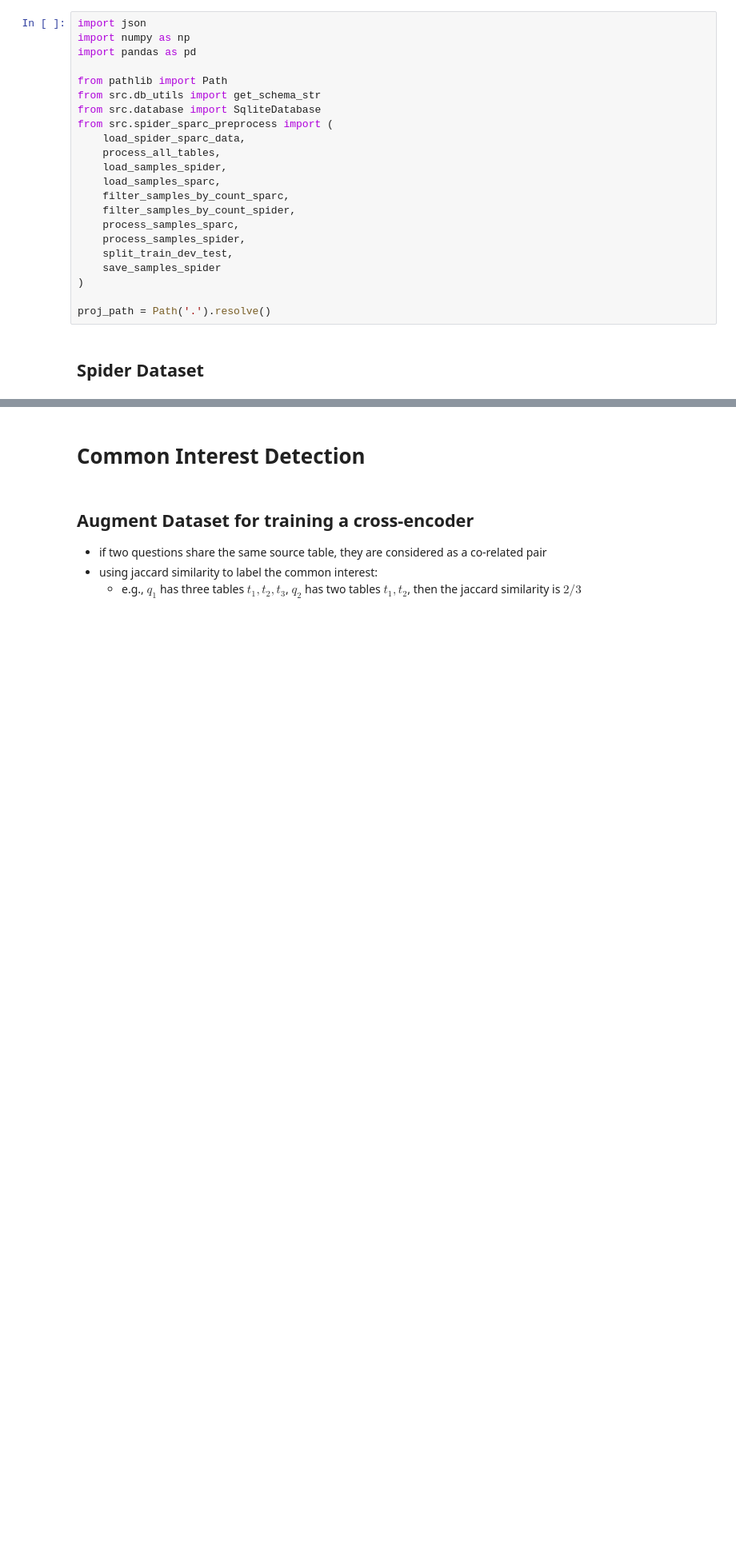
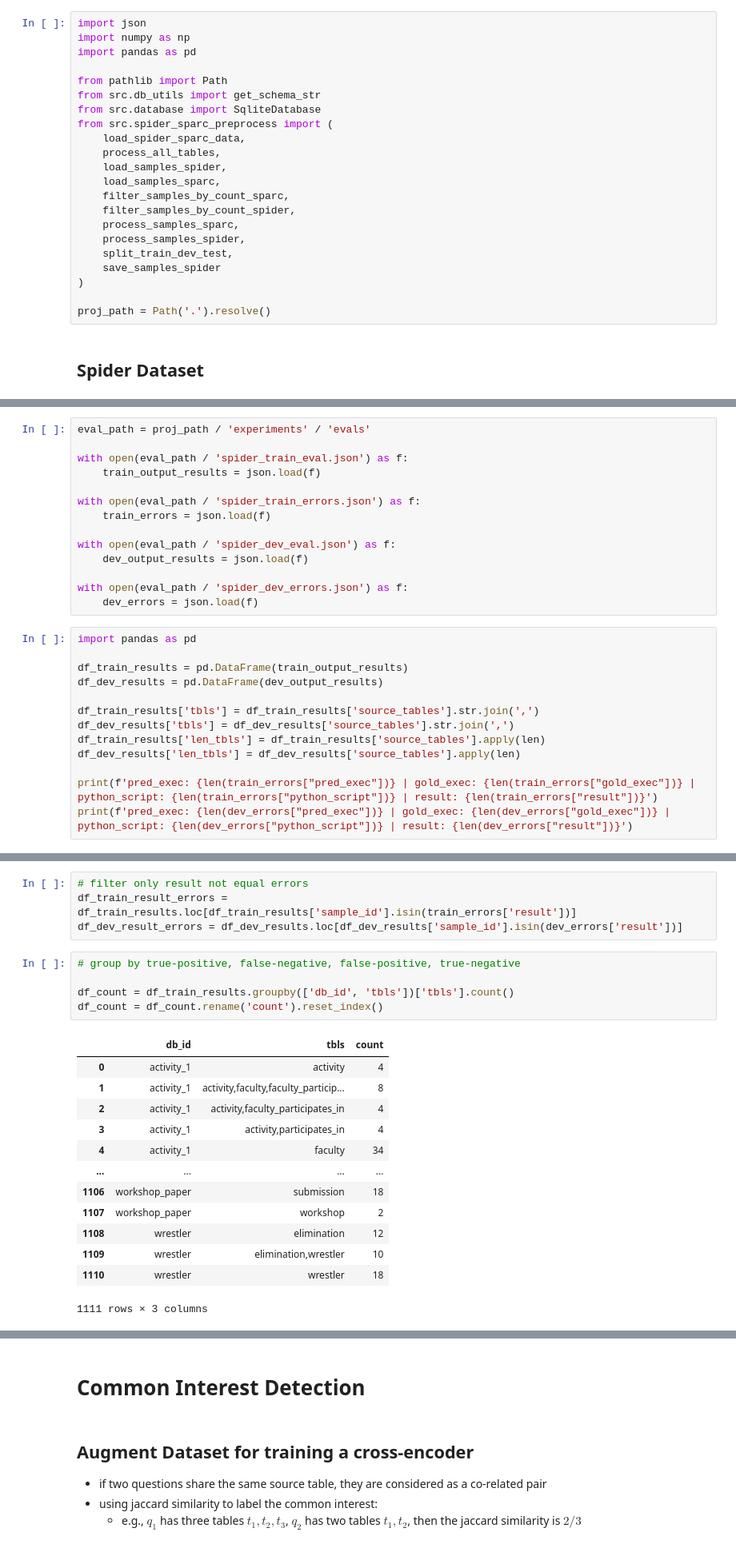
Before and after one commit to simonjisu/BusinessObjects, a Jupyter notebook: test.ipynb, the cells around one changed output, grey strips where cells are left out. Shown at 80% size. Cells and saved outputs as stored; diff of their text form; blank space fills up the shorter version.

```diff
--- a/test.ipynb
+++ b/test.ipynb
@@ -73,0 +296,27 @@ Counter({1: 32, 2: 30, 3: 16, 4: 2})
+# %%
+eval_path = proj_path / 'experiments' / 'evals'
+
+with open(eval_path / 'spider_train_eval.json') as f:
+    train_output_results = json.load(f)
+
+with open(eval_path / 'spider_train_errors.json') as f:
+    train_errors = json.load(f)
+
+with open(eval_path / 'spider_dev_eval.json') as f:
+    dev_output_results = json.load(f)
+
+with open(eval_path / 'spider_dev_errors.json') as f:
+    dev_errors = json.load(f)
+# %%
+import pandas as pd
+
+df_train_results = pd.DataFrame(train_output_results)
+df_dev_results = pd.DataFrame(dev_output_results)
+
+df_train_results['tbls'] = df_train_results['source_tables'].str.join(',')
+df_dev_results['tbls'] = df_dev_results['source_tables'].str.join(',')
+df_train_results['len_tbls'] = df_train_results['source_tables'].apply(len)
+df_dev_results['len_tbls'] = df_dev_results['source_tables'].apply(len)
+
+print(f'pred_exec: {len(train_errors["pred_exec"])} | gold_exec: {len(train_errors["gold_exec"])} | python_script: {len(train_errors["python_script"])} | result: {len(train_errors["result"])}')
+print(f'pred_exec: {len(dev_errors["pred_exec"])} | gold_exec: {len(dev_errors["gold_exec"])} | python_script: {len(dev_errors["python_script"])} | result: {len(dev_errors["result"])}')
@@ -73,0 +386,23 @@ Counter({1: 32, 2: 30, 3: 16, 4: 2})
+# %%
+# filter only result not equal errors
+df_train_result_errors = df_train_results.loc[df_train_results['sample_id'].isin(train_errors['result'])]
+df_dev_result_errors = df_dev_results.loc[df_dev_results['sample_id'].isin(dev_errors['result'])]
+# %%
+# group by true-positive, false-negative, false-positive, true-negative
+
+df_count = df_train_results.groupby(['db_id', 'tbls'])['tbls'].count()
+df_count = df_count.rename('count').reset_index()
+# %% [output]
+|  | db_id | tbls | count |
+| 0 | activity_1 | activity | 4 |
+| 1 | activity_1 | activity,faculty,faculty_particip... | 8 |
+| 2 | activity_1 | activity,faculty_participates_in | 4 |
+| 3 | activity_1 | activity,participates_in | 4 |
+| 4 | activity_1 | faculty | 34 |
+| ... | ... | ... | ... |
+| 1106 | workshop_paper | submission | 18 |
+| 1107 | workshop_paper | workshop | 2 |
+| 1108 | wrestler | elimination | 12 |
+| 1109 | wrestler | elimination,wrestler | 10 |
+| 1110 | wrestler | wrestler | 18 |
+1111 rows × 3 columns
```
Also changed, not shown: parts of 26 cells of this notebook, 33 other files.
